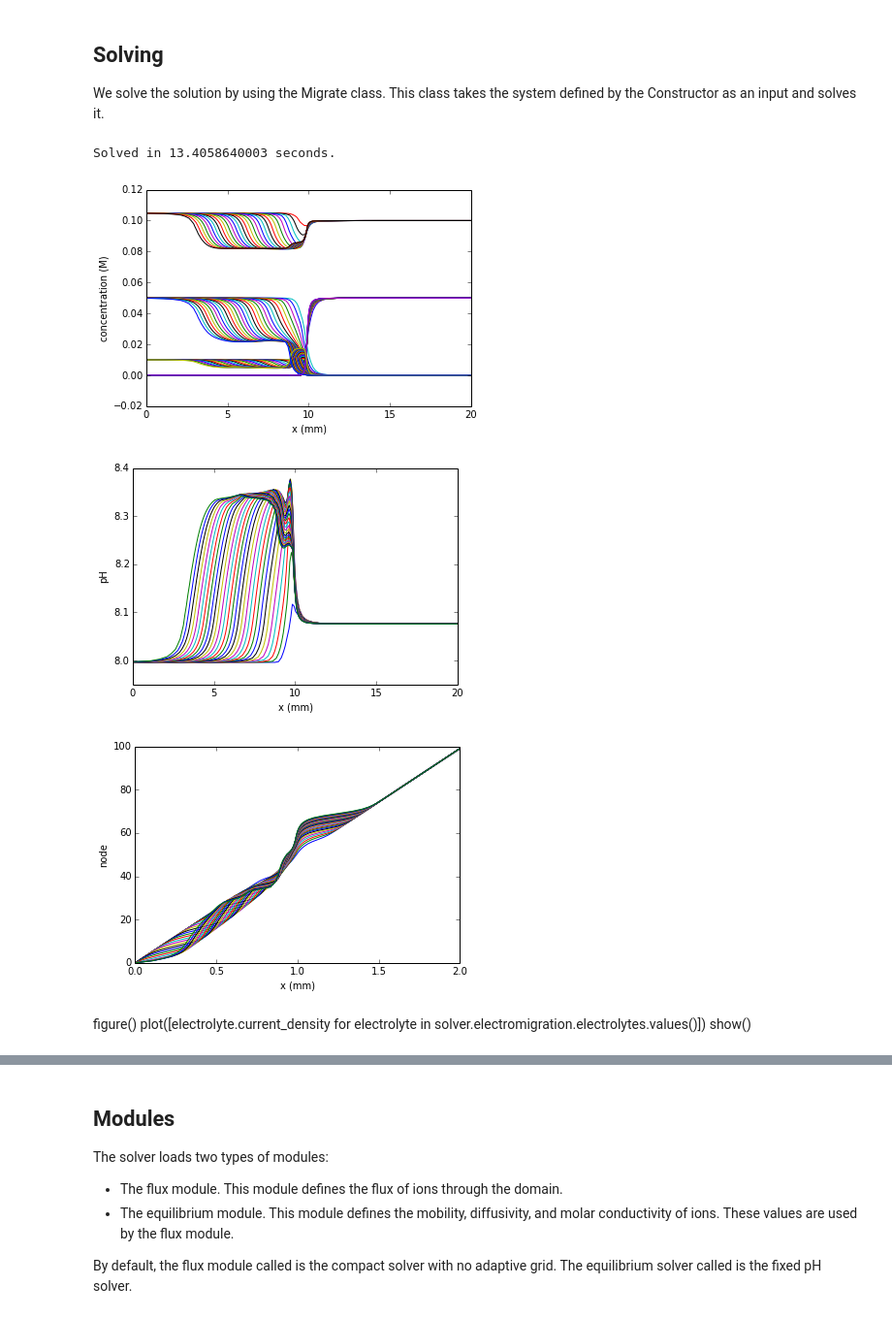
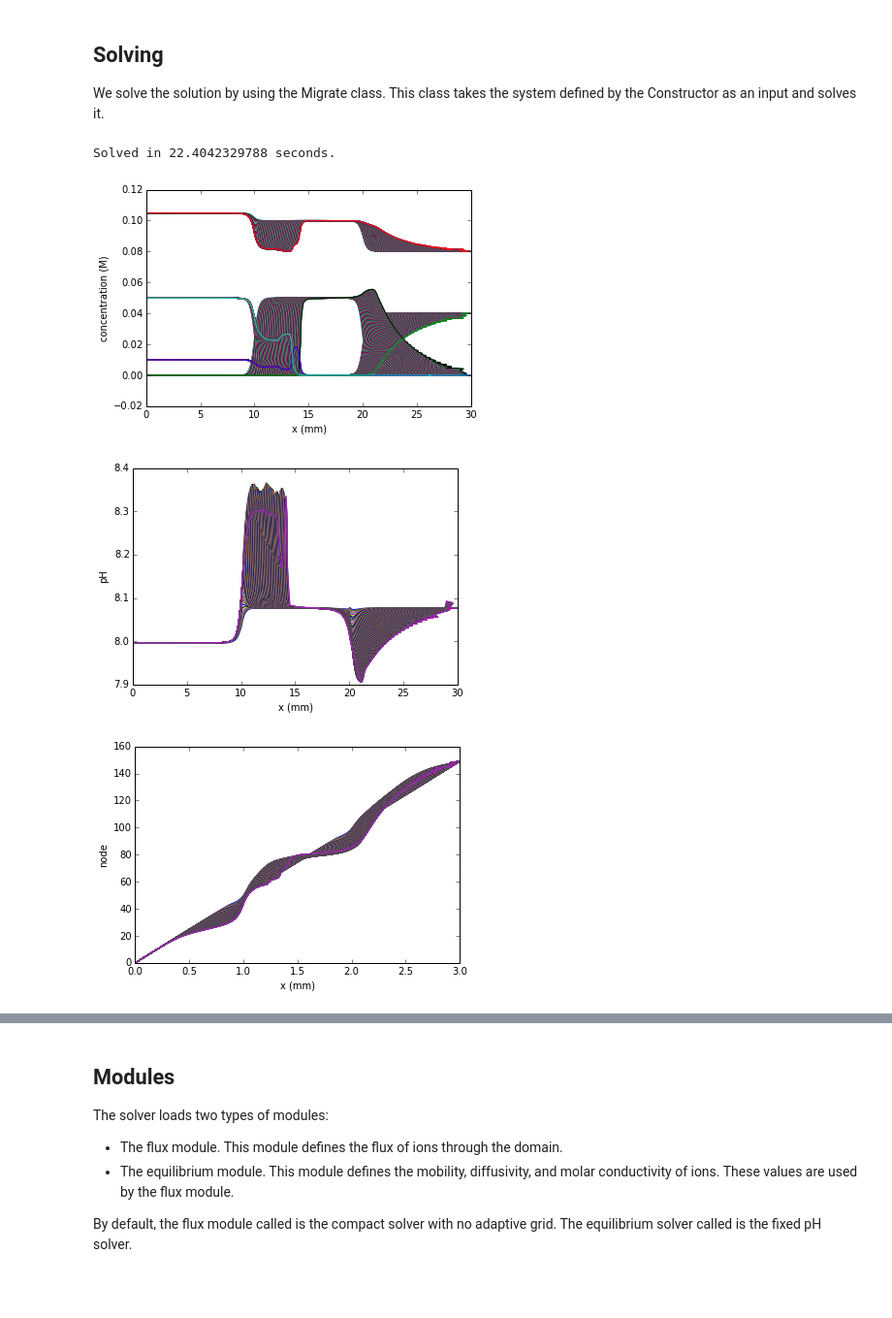
Before and after one commit to lewisamarshall/emigrate, a Jupyter notebook: Tutorial.ipynb, the cells around one changed output, grey strips where cells are left out. Shown at 97% size. Saved outputs shown, nothing was run; the diff lists cells and outputs as text; code cells hidden in the pictures; blank space fills up the shorter version.

```diff
--- a/Tutorial.ipynb
+++ b/Tutorial.ipynb
@@ -20,19 +20,19 @@ To define an initial condition, use the emegrate.Constructor class. This class c
 # %%
 solutions = [ionize.Solution(['hepes', 'tris', 'fluorescein'], [.05, .105, .01]),
              ionize.Solution(['hydrochloric acid', 'tris'], [.05, .1]),
-#              ionize.Solution(['caproic acid', 'bis-tris'], [.04, .08]),
+             ionize.Solution(['caproic acid', 'tris'], [.04, .08]),
             ]
 system = emigrate.Electrolyte().construct(lengths=[0.01]*len(solutions),
-                         n_nodes=100,
+                         n_nodes=150,
                          interface_length=.0005,
                          solutions=solutions,
-                         voltage= -100, current_density=None,
+                         voltage= -50, current_density=None,
                          domain_mode='left',
                          )
 for i in range(len(system.ions)):
     plot(system.nodes, system.concentrations[i,:])
 xlabel('x (m)')
 ylabel('concentration (M)')
-xlim([0, .02])
+xlim([0, .03])
 show()
 # %% [output]
@@ -43,9 +43,9 @@ Solving
 We solve the solution by using the Migrate class. This class takes the system defined by the Constructor as an input and solves it.
 # %%
 solver = emigrate.Migrate(system, 'slip')
-solver.set_reference_frame(ionize.load_ion('hydrochloric acid'))
-tmax = 30
-dt = 1
+# solver.set_reference_frame(ionize.load_ion('hydrochloric acid'))
+tmax = 60
+dt = .3
 ode_solver = 'dopri5'
 profile = False
 
@@ -56,34 +56,30 @@ else:
     solver.solve(tmax, dt, method=ode_solver)
     print 'Solved in {} seconds.'.format(time.time()-epoch)
 # %% [output]
-Solved in 13.4058640003 seconds.
+Solved in 22.4042329788 seconds.
 # %%
-for time, electrolyte in solver.electromigration.electrolytes.items():
+for t, electrolyte in solver.electromigration.electrolytes.items():
         for ion_concentration in electrolyte.concentrations:
             plot(electrolyte.nodes*1000, ion_concentration, '-')
 xlabel('x (mm)')
 ylabel('concentration (M)')
 # ylim([0, .2])
 show()
 
 figure()
-for time, electrolyte in solver.electromigration.electrolytes.items():
+for t, electrolyte in solver.electromigration.electrolytes.items():
         plot(electrolyte.nodes*1000, electrolyte.pH, '-')
 xlabel('x (mm)')
 ylabel('pH')
 show()
 
 figure()
-for time, electrolyte in solver.electromigration.electrolytes.items():
+for t, electrolyte in solver.electromigration.electrolytes.items():
     plot(electrolyte.nodes*100, range(len(electrolyte.nodes)))
 ylabel('node')
 xlabel('x (mm)')
 show()
 # %% [output]
-[figure, old version]
+[figure, new version]
-[figure, old version]
+[figure, new version]
-[figure, old version]
+[figure, new version]
-# %% [markdown]
-figure()
-plot([electrolyte.current_density for electrolyte in solver.electromigration.electrolytes.values()])
-show()
```
Also changed, not shown: parts of 4 cells of this notebook, 3 other files.
